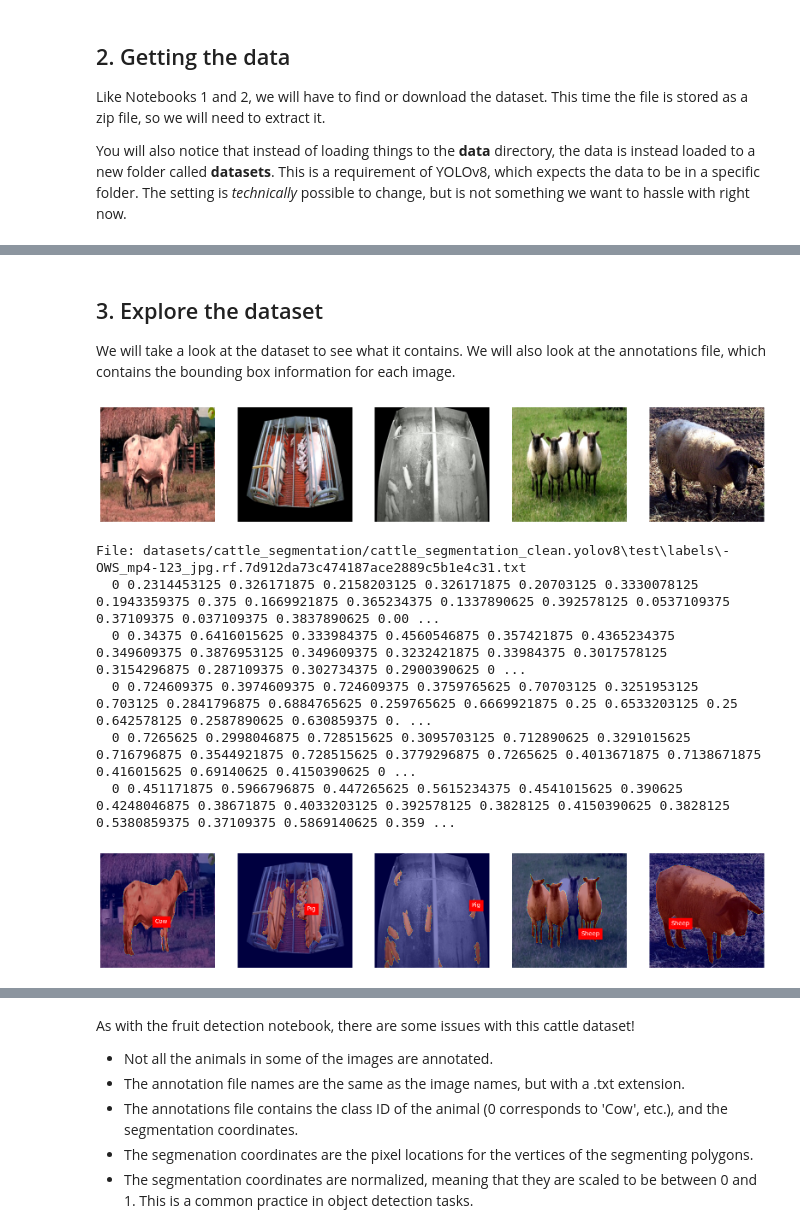
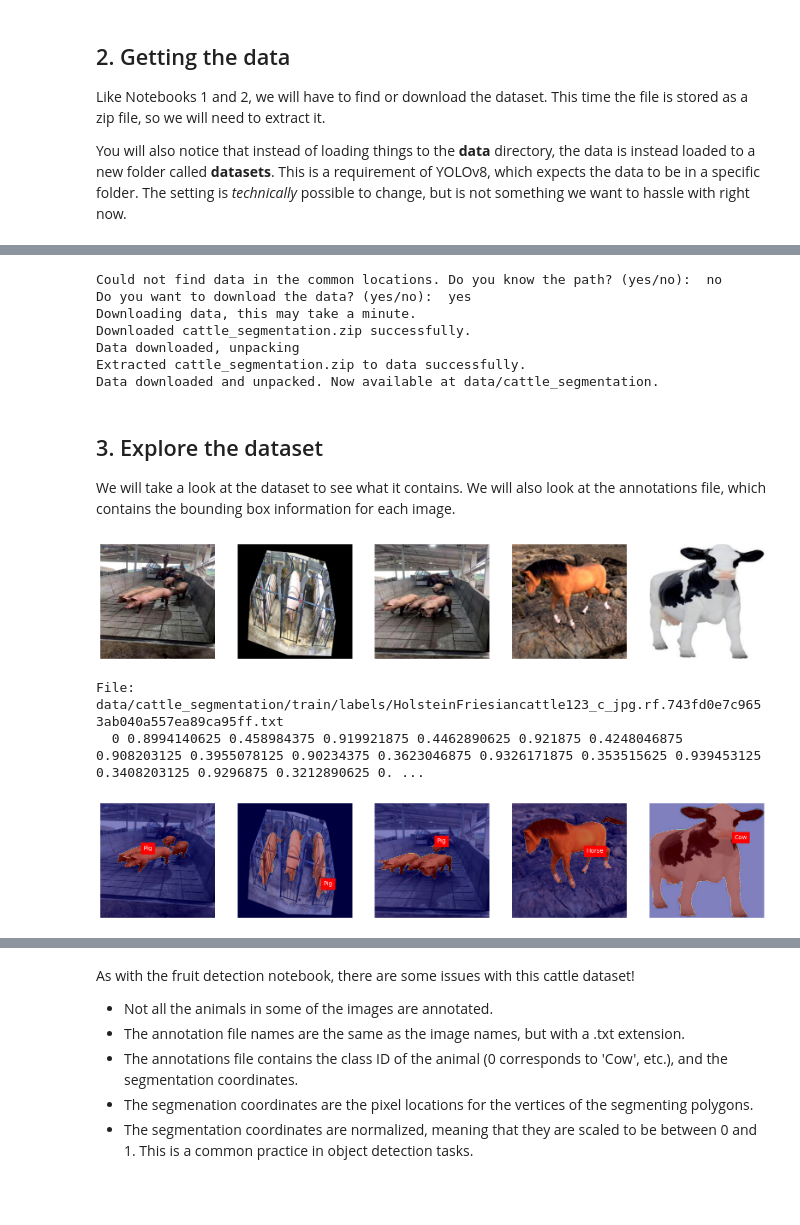
Before and after one commit to PracticumAI/computer_vision, a Jupyter notebook: 03_spot_the_cows.ipynb, the cells around one changed output, grey strips where cells are left out. Drawn from its saved outputs; the diff is of its cells as text; code cells hidden in the pictures; blank space fills up the shorter version.

Commit message:
Fix some helpers. Start on NB 3

```diff
--- a/03_spot_the_cows.ipynb
+++ b/03_spot_the_cows.ipynb
@@ -169,0 +69,15 @@ Sorry, I cannot find the data. Please download it manually from https://www.kagg
+# %%
+# Similar to the helpers_01 functions in the prevoius notebooks,
+# The helpers_02.manage_data() function will check for and, if needed,
+# download the dataset.
+data_path = helpers_02.manage_data(url="https://www.dropbox.com/scl/fi/6r8z3gmuy9plji8pd8nti/cattle_segmentation.zip?rlkey=uekp4dlikoobhapvw3vsjq0d4&st=6soxt9rk&dl=1",
+                                   filename="cattle_segmentation.zip",
+                                  folder_name='cattle_segmentation')
+# %% [output]
+Could not find data in the common locations. Do you know the path? (yes/no):  no
+Do you want to download the data? (yes/no):  yes
+Downloading data, this may take a minute.
+Downloaded cattle_segmentation.zip successfully.
+Data downloaded, unpacking
+Extracted cattle_segmentation.zip to data successfully.
+Data downloaded and unpacked. Now available at data/cattle_segmentation.
@@ -172,11 +89,9 @@ Sorry, I cannot find the data. Please download it manually from https://www.kagg
 
 We will take a look at the dataset to see what it contains. We will also look at the annotations file, which contains the bounding box information for each image.
 # %%
-# Assign the path to the dataset
-data_dir = r"datasets/cattle_segmentation/cattle_segmentation_clean.yolov8"
 
 # Make a histogram of the number of images in each class
-def explore_data(data_dir, show_picture=True, show_annotation=True, show_segmentation=True, show_hist=True):
+def explore_data(data_path, show_picture=True, show_annotation=True, show_segmentation=True, show_hist=True):
 
     # Define the class names
     class_names = ['Cow', 'Horse', 'Pig', 'Sheep', 'Undefined']
@@ -187,11 +102,11 @@ def explore_data(data_dir, show_picture=True, show_annotation=True, show_segment
     # Examine some sample images
     if show_picture:
         # Get valid image folders
-        image_folders = [f for f in os.listdir(data_dir) if os.path.isdir(os.path.join(data_dir, f))]
+        image_folders = [f for f in os.listdir(data_path) if os.path.isdir(os.path.join(data_path, f))]
 
         for i in range(5):
             folder = random.choice(image_folders)
-            img_path = os.path.join(data_dir, folder, 'images', random.choice(os.listdir(os.path.join(data_dir, folder, 'images'))))
+            img_path = os.path.join(data_path, folder, 'images', random.choice(os.listdir(os.path.join(data_path, folder, 'images'))))
             sample_images.append(img_path)
 
         # Plot the sample images
@@ -205,9 +120,9 @@ def explore_data(data_dir, show_picture=True, show_annotation=True, show_segment
     # Examine the first annotation file
     if show_annotation:
         annotation_files = []
-        for folder in os.listdir(data_dir):
-            if os.path.isdir(os.path.join(data_dir, folder)):
-                annotation_folder = os.path.join(data_dir, folder, 'labels')
+        for folder in os.listdir(data_path):
+            if os.path.isdir(os.path.join(data_path, folder)):
+                annotation_folder = os.path.join(data_path, folder, 'labels')
                 if os.path.exists(annotation_folder):
                     for file in os.listdir(annotation_folder):
                         annotation_files.append(os.path.join(annotation_folder, file))
@@ -252,46 +167,42 @@ def explore_data(data_dir, show_picture=True, show_annotation=True, show_segment
 
     # Make a histogram of the number of images in each class
     if show_hist:
-        def get_class_counts(folder_path):  # Change from data_dir to folder_path
+        def get_class_counts(folder_path):  # Change from data_path to folder_path
             class_counts = {}
             labels_path = os.path.join(folder_path, 'labels')  # Add labels path
             for filename in os.listdir(labels_path):  # Update listdir
                 with open(os.path.join(labels_path, filename), 'r') as f:
                     for line in f:
                         class_id = int(line.split(' ')[0])  # Assuming labels are in YOLO format
                         class_counts[class_id] = class_counts.get(class_id, 0) + 1
             return class_counts
 
-        train_counts = get_class_counts(os.path.join(data_dir, 'train'))  # Add os.path.join
-        val_counts = get_class_counts(os.path.join(data_dir, 'valid'))
-        test_counts = get_class_counts(os.path.join(data_dir, 'test'))
+        train_counts = get_class_counts(os.path.join(data_path, 'train'))  # Add os.path.join
+        val_counts = get_class_counts(os.path.join(data_path, 'valid'))
+        test_counts = get_class_counts(os.path.join(data_path, 'test'))
         num_classes = len(class_names)
 
         data_counts = {
             'train': pd.Series(train_counts),
             'val': pd.Series(val_counts),
             'test': pd.Series(test_counts)
         }
         df = pd.DataFrame(data_counts)
 
         df.plot.bar(figsize=(10, 6))
         plt.xlabel('Class Name')
         plt.xticks(np.arange(num_classes), class_names)
         plt.ylabel('Number of Images')
         plt.title('Distribution of Images per Class')
         plt.legend()
         plt.show()
 
-explore_data(data_dir, show_picture=True, show_annotation=True, show_segmentation=True, show_hist=True)
+explore_data(data_path, show_picture=True, show_annotation=True, show_segmentation=True, show_hist=True)
 # %% [output]
-[figure, old version]
+[figure, new version]
-File: datasets/cattle_segmentation/cattle_segmentation_clean.yolov8\test\labels\-OWS_mp4-123_jpg.rf.7d912da73c474187ace2889c5b1e4c31.txt
-  0 0.2314453125 0.326171875 0.2158203125 0.326171875 0.20703125 0.3330078125 0.1943359375 0.375 0.1669921875 0.365234375 0.1337890625 0.392578125 0.0537109375 0.37109375 0.037109375 0.3837890625 0.00 ...
-  0 0.34375 0.6416015625 0.333984375 0.4560546875 0.357421875 0.4365234375 0.349609375 0.3876953125 0.349609375 0.3232421875 0.33984375 0.3017578125 0.3154296875 0.287109375 0.302734375 0.2900390625 0 ...
-  0 0.724609375 0.3974609375 0.724609375 0.3759765625 0.70703125 0.3251953125 0.703125 0.2841796875 0.6884765625 0.259765625 0.6669921875 0.25 0.6533203125 0.25 0.642578125 0.2587890625 0.630859375 0. ...
-  0 0.7265625 0.2998046875 0.728515625 0.3095703125 0.712890625 0.3291015625 0.716796875 0.3544921875 0.728515625 0.3779296875 0.7265625 0.4013671875 0.7138671875 0.416015625 0.69140625 0.4150390625 0 ...
-  0 0.451171875 0.5966796875 0.447265625 0.5615234375 0.4541015625 0.390625 0.4248046875 0.38671875 0.4033203125 0.392578125 0.3828125 0.4150390625 0.3828125 0.5380859375 0.37109375 0.5869140625 0.359 ...
+File: data/cattle_segmentation/train/labels/HolsteinFriesiancattle123_c_jpg.rf.743fd0e7c9653ab040a557ea89ca95ff.txt
+  0 0.8994140625 0.458984375 0.919921875 0.4462890625 0.921875 0.4248046875 0.908203125 0.3955078125 0.90234375 0.3623046875 0.9326171875 0.353515625 0.939453125 0.3408203125 0.9296875 0.3212890625 0. ...
-[figure, old version]
+[figure, new version]
 [figure]
 # %% [markdown]
 As with the fruit detection notebook, there are some issues with this cattle dataset!
```
Also changed, not shown: parts of 7 cells of this notebook, 2 other files.
